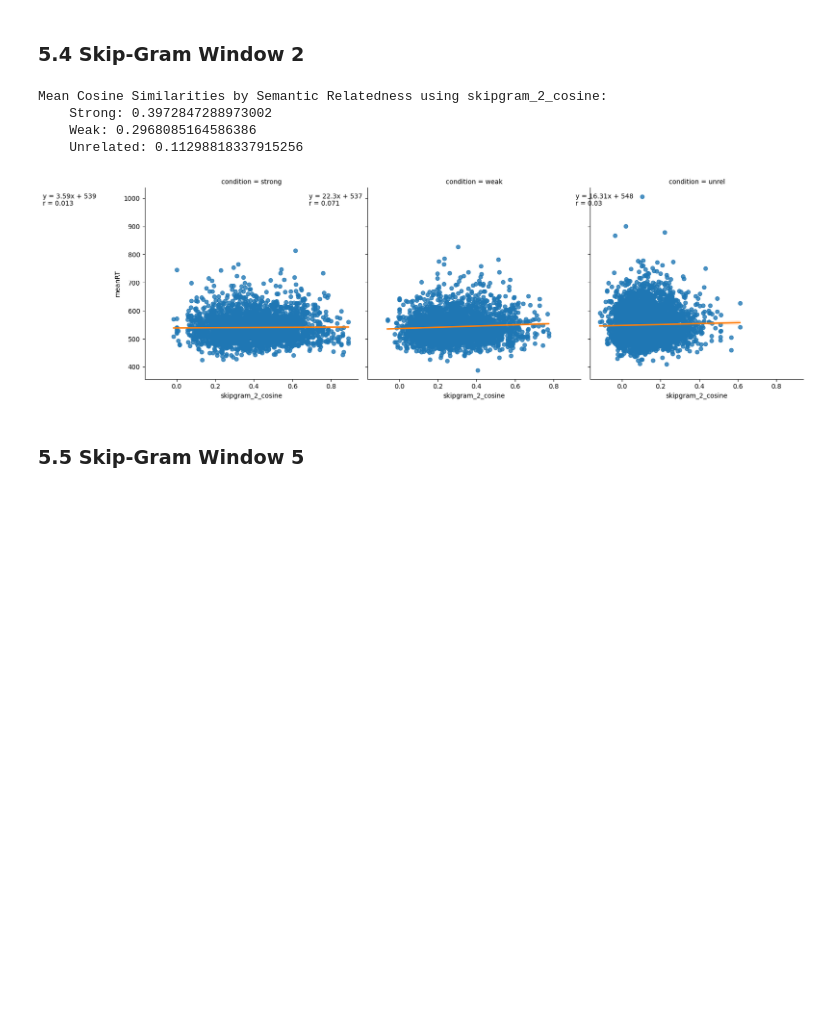
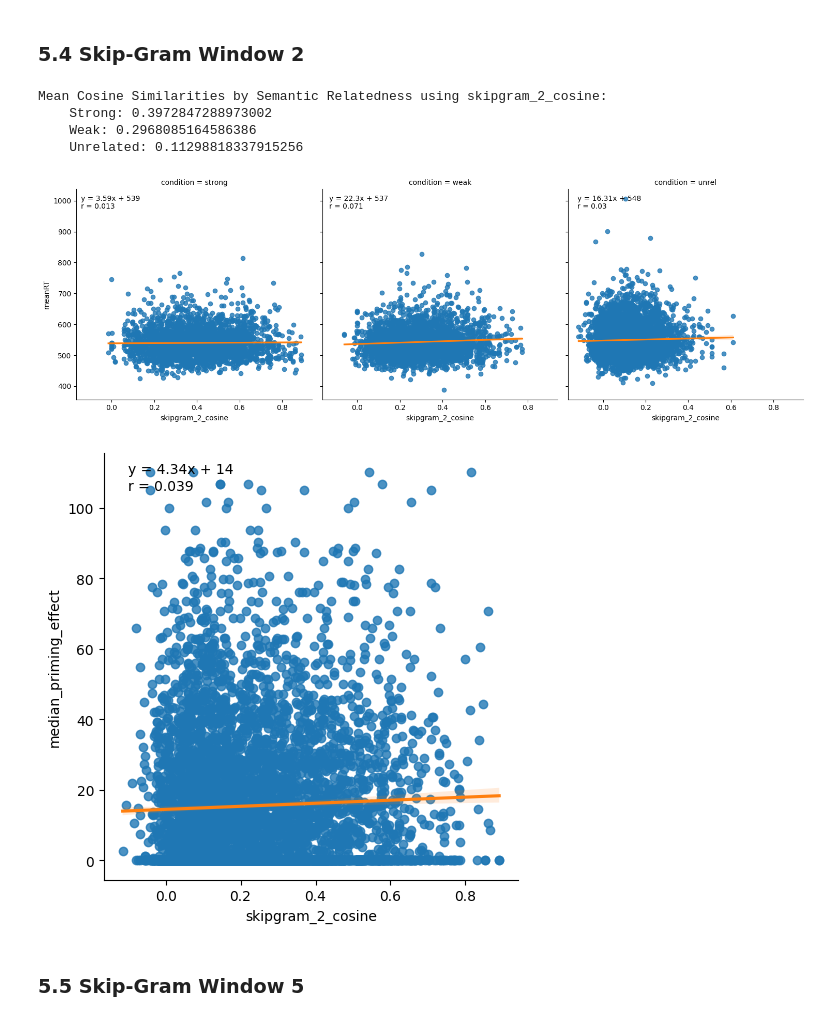
Before and after one commit to daanbrugmans/ru-computational-psycholinguistics-23-24, a Jupyter notebook: assignment-1/main.ipynb, the cells around one changed output. Cells and saved outputs as stored; diff of their text form; code cells hidden in the pictures; blank space fills up the shorter version.

```diff
--- a/assignment-1/main.ipynb
+++ b/assignment-1/main.ipynb
@@ -47,0 +48,33 @@ If you want to run this notebook, you do not need to train, the models, since th
+# %%
+PATH_TO_EXPERIMENT_DATA = os.path.join(os.getcwd(), "data", "data_naming.csv")
+PATH_TO_TRAIN_DATA = os.path.join(os.getcwd(), "data", "train_en.txt")
+MODEL_DIR = os.path.join(os.getcwd(), "models")
+
+def calculate_median_priming_effect(df: pd.DataFrame) -> None:
+    df["median_priming_effect"] = 0.0
+    grouped_df = df.groupby("target")
+
+    # Iterate over the target words and calculate their priming effect.
+    # This is done by comparing the difference in median reaction time between targets with a related prime and targets with an unrelated prime.
+    for _, group in grouped_df:
+        median_of_mean_rt_related = group[group["condition"] != "unrel"]["meanRT"].median()
+        median_of_mean_rt_unrelated = group[group["condition"] == "unrel"]["meanRT"].median()
+
+        priming_effect = median_of_mean_rt_unrelated - median_of_mean_rt_related
+
+        df.loc[group.index, "median_priming_effect"] = priming_effect
+
+test_df = pd.read_csv(PATH_TO_EXPERIMENT_DATA)
+test_df = test_df.replace("unrel_strong", "unrel")
+test_df = test_df.replace("unrel_weak", "unrel")
+
+calculate_median_priming_effect(test_df)
+# Draw distribution of the median priming effects without normalizing negative priming effects to zero. Note that the distribution is Gaussian.
+sns.displot(data=test_df, x="median_priming_effect")
+
+# Set negative priming effects to 0, since if a priming effect is negative, it doesn't exist.
+test_df["median_priming_effect"] = test_df["median_priming_effect"].apply(lambda x: 0 if x <= 0 else x)
+# Draw distribution of the median priming effects after normalizing negative priming effects to zero.
+sns.displot(data=test_df, x="median_priming_effect")
+
+display(test_df)
@@ -179,15 +303,17 @@ Mean Cosine Similarities by Semantic Relatedness using cbow_8_cosine:
 # %%
 test_df["skipgram_2_cosine"] = test_df.apply(calculate_cosine_similarities, word2vec_model=skipgram_window_2, axis=1)
 
 print_mean_cosine_similarity_by_semantic_relatedness(test_df, "skipgram_2_cosine")
 
-plot_cosine_similarity_as_predictor_of_priming_effect(test_df, "skipgram_2_cosine")
+plot_cosine_similarity_as_predictor_of_mean_reaction_time(test_df, "skipgram_2_cosine", -2.45, 1.165)
+plot_cosine_similarity_as_predictor_of_median_priming_effect(test_df, "skipgram_2_cosine", -0.1)
 # %% [output]
 Mean Cosine Similarities by Semantic Relatedness using skipgram_2_cosine:
     Strong: 0.3972847288973002
     Weak: 0.2968085164586386
     Unrelated: 0.11298818337915256
-[figure, old version]
+[figure, new version]
+[figure, added]
 # %% [markdown]
 ### 5.5 Skip-Gram Window 5
 # %%
```
Also changed, not shown: parts of 20 cells of this notebook, 1 other file.
